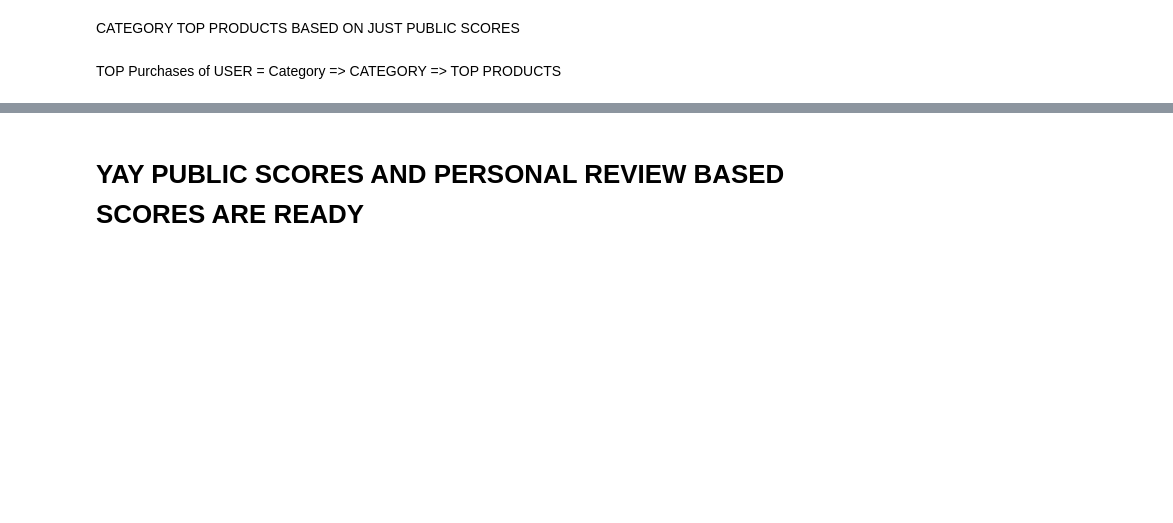
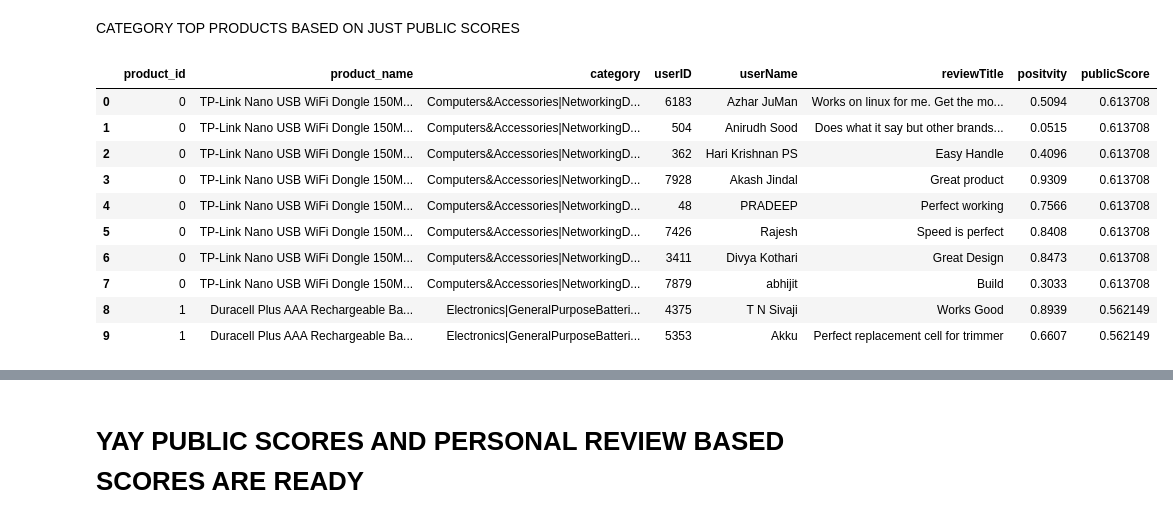
Before and after one commit to sparsh44/GRID_USA, a Jupyter notebook: model/model2.ipynb, the cells around one changed output, grey strips where cells are left out. Cells and saved outputs as stored; diff of their text form; code cells hidden in the pictures; blank space fills up the shorter version.

```diff
--- a/model/model2.ipynb
+++ b/model/model2.ipynb
@@ -465,5 +483,3 @@ CATEGORY TOP PRODUCTS    BASED ON JUST PUBLIC SCORES
 # %%
 # df7 = df7.dropna()
 # df7.info()
-# %% [markdown]
-TOP Purchases of USER  =  Category => CATEGORY => TOP PRODUCTS
@@ -469,0 +491,14 @@ TOP Purchases of USER  =  Category => CATEGORY => TOP PRODUCTS
+# %%
+df6.head(10)
+# %% [output]
+|  | product_id | product_name | category | userID | userName | reviewTitle | positvity | publicScore |
+| 0 | 0 | TP-Link Nano USB WiFi Dongle 150M... | Computers&Accessories|NetworkingD... | 6183 | Azhar JuMan | Works on linux for me. Get the mo... | 0.5094 | 0.613708 |
+| 1 | 0 | TP-Link Nano USB WiFi Dongle 150M... | Computers&Accessories|NetworkingD... | 504 | Anirudh Sood | Does what it say but other brands... | 0.0515 | 0.613708 |
+| 2 | 0 | TP-Link Nano USB WiFi Dongle 150M... | Computers&Accessories|NetworkingD... | 362 | Hari Krishnan PS | Easy Handle | 0.4096 | 0.613708 |
+| 3 | 0 | TP-Link Nano USB WiFi Dongle 150M... | Computers&Accessories|NetworkingD... | 7928 | Akash Jindal | Great product | 0.9309 | 0.613708 |
+| 4 | 0 | TP-Link Nano USB WiFi Dongle 150M... | Computers&Accessories|NetworkingD... | 48 | PRADEEP | Perfect working | 0.7566 | 0.613708 |
+| 5 | 0 | TP-Link Nano USB WiFi Dongle 150M... | Computers&Accessories|NetworkingD... | 7426 | Rajesh | Speed is perfect | 0.8408 | 0.613708 |
+| 6 | 0 | TP-Link Nano USB WiFi Dongle 150M... | Computers&Accessories|NetworkingD... | 3411 | Divya Kothari | Great Design | 0.8473 | 0.613708 |
+| 7 | 0 | TP-Link Nano USB WiFi Dongle 150M... | Computers&Accessories|NetworkingD... | 7879 | abhijit | Build | 0.3033 | 0.613708 |
+| 8 | 1 | Duracell Plus AAA Rechargeable Ba... | Electronics|GeneralPurposeBatteri... | 4375 | T N Sivaji | Works Good | 0.8939 | 0.562149 |
+| 9 | 1 | Duracell Plus AAA Rechargeable Ba... | Electronics|GeneralPurposeBatteri... | 5353 | Akku | Perfect replacement cell for trimmer | 0.6607 | 0.562149 |
```
Also changed, not shown: parts of 47 cells of this notebook, 3 other files.
